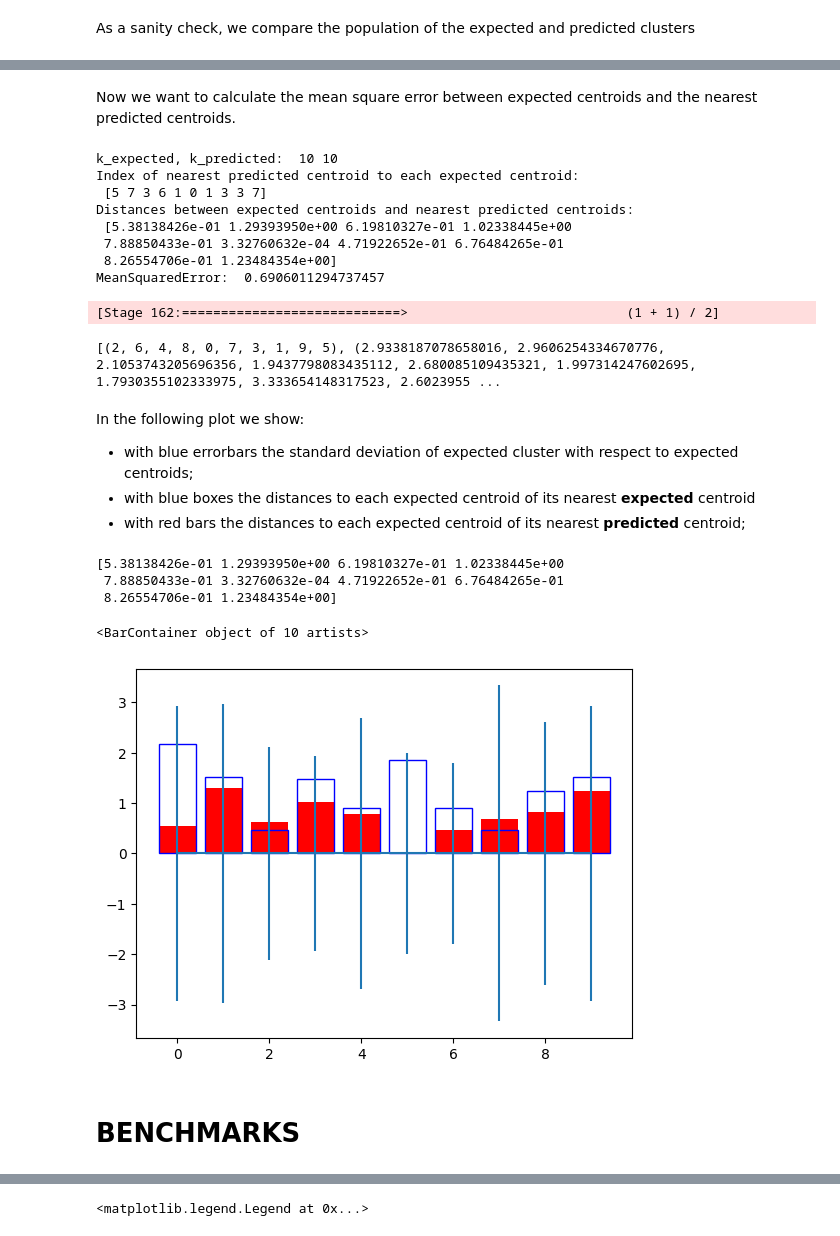
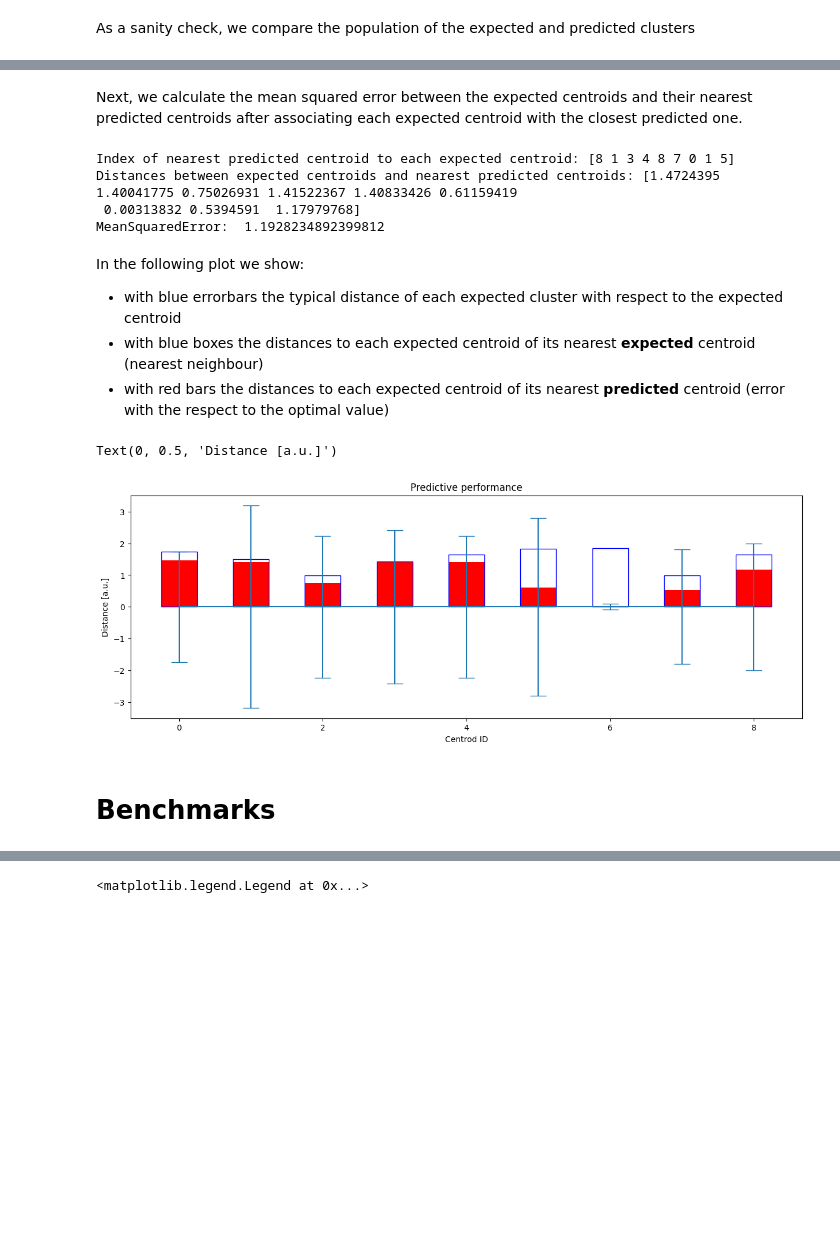
Before and after one commit to LorenzoVigorelli/Distributed-K-Means-Clustering, a Jupyter notebook: spark/DistributedKmeans/results.ipynb, the cells around one changed output, grey strips where cells are left out. Cells and saved outputs as stored; diff of their text form; code cells hidden in the pictures; blank space fills up the shorter version.

```diff
--- a/spark/DistributedKmeans/results.ipynb
+++ b/spark/DistributedKmeans/results.ipynb
@@ -303,6 +304,7 @@ def nearestCentroidDistances(C):
 spark = SparkSession.builder \
     .master("spark://spark-master:7077")\
     .appName("ResultsApplication")\
+    .config("spark.executor.memory", "512m")\
     .getOrCreate()
 
 # Create a spark context and set the logLevel
@@ -345,7 +347,7 @@ if shuffling:
     y=y[shuffled_indices]
 # %%
 # Optionally, subselect the dataset (suggested to shuffle first)
-subLen = 10
+subLen = 1000
 x = x[:subLen,]
 y = y[:subLen]
 # %%
@@ -637,50 +622,45 @@ expectedPopulationDict {b'smurf.': 2800, b'neptune.': 1119, b'normal.': 996, b'b
 # %% [markdown]
-Now we want to calculate the mean square error between expected centroids and the nearest predicted centroids.
+Next, we calculate the mean squared error between the expected centroids and their nearest predicted centroids after associating each expected centroid with the closest predicted one.
 # %%
-print('k_expected, k_predicted: ', len(C_expected), len(C_predicted))
+# Associate predicted and expected centroids
+labeler, distancesPredictedExpected=predictedCentroidsLabeler(C_expected, C_predicted)
+# Compute the MSE
+meanSquaredError=np.sum(distancesPredictedExpected**2)/len(distancesPredictedExpected)
 
-labeler, distancesPredictedExpected=predictedCentroidsLabeler(C_expected, C_predicted)
-meanSquaredError=np.sum(distancesPredictedExpected**2)/len(distancesPredictedExpected)
-print('Index of nearest predicted centroid to each expected centroid: \n', labeler)
-print('Distances between expected centroids and nearest predicted centroids: \n', distancesPredictedExpected)
+print('Index of nearest predicted centroid to each expected centroid:', labeler)
+print('Distances between expected centroids and nearest predicted centroids:', distancesPredictedExpected)
 print('MeanSquaredError: ', meanSquaredError)
 # %% [output]
-k_expected, k_predicted:  10 10
-Index of nearest predicted centroid to each expected centroid:
- [5 7 3 6 1 0 1 3 3 7]
-Distances between expected centroids and nearest predicted centroids:
- [5.38138426e-01 1.29393950e+00 6.19810327e-01 1.02338445e+00
- 7.88850433e-01 3.32760632e-04 4.71922652e-01 6.76484265e-01
- 8.26554706e-01 1.23484354e+00]
-MeanSquaredError:  0.6906011294737457
+Index of nearest predicted centroid to each expected centroid: [8 1 3 4 8 7 0 1 5]
+Distances between expected centroids and nearest predicted centroids: [1.4724395  1.40041775 0.75026931 1.41522367 1.40833426 0.61159419
+ 0.00313832 0.5394591  1.17979768]
+MeanSquaredError:  1.1928234892399812
 # %%
-#standard deviation of cluster from expected centroids
-#stdExpected=updateDistances(Rdd.map(lambda datum: (datum[1]['y'], datum[1])), C_expected).collect()
+# Compute the typical distance of each "true" cluster (standard deviation)
 stdExpected=expectedRdd.mapValues(lambda datum1: (datum1['d2'], 1))\
                         .reduceByKey(lambda a,b : (a[0]+b[0], a[1]+b[1]))\
                         .mapValues(lambda a:np.sqrt(a[0]/a[1]))\
                         .collect()
+
 stdExpected=list(zip(*stdExpected))
-print(stdExpected)
-# %% [output]
-[Stage 162:============================>                            (1 + 1) / 2]
-[(2, 6, 4, 8, 0, 7, 3, 1, 9, 5), (2.9338187078658016, 2.9606254334670776, 2.1053743205696356, 1.9437798083435112, 2.680085109435321, 1.997314247602695, 1.7930355102333975, 3.333654148317523, 2.6023955 ...
 # %% [markdown]
 In the following plot we show:
-- with blue errorbars the standard deviation of expected cluster with respect to expected centroids;
-- with blue boxes the distances to each expected centroid of its nearest **expected** centroid
-- with red bars the distances to each expected centroid of its nearest **predicted** centroid;
+- with blue errorbars the typical distance of each expected cluster with respect to the expected centroid
+- with blue boxes the distances to each expected centroid of its nearest **expected** centroid (nearest neighbour)
+- with red bars the distances to each expected centroid of its nearest **predicted** centroid (error with the respect to the optimal value)
 # %%
-plt.errorbar(np.arange(len(C_expected)), np.zeros(shape=(len(stdExpected[0]))), stdExpected[1])
-print(distancesPredictedExpected)
-plt.bar(np.arange(len(C_expected)), distancesPredictedExpected, color='red')
-plt.bar(np.arange(len(C_expected)), nearestCentroidDistances(C_expected)[1], edgecolor='blue', facecolor='none')
+plt.figure(figsize=(15, 5))
+xloc = np.arange(len(C_expected))
+plt.errorbar(np.arange(len(C_expected)), np.zeros(shape=(len(stdExpected[0]))), stdExpected[1], capsize=10)
+plt.bar(xloc, distancesPredictedExpected, width=0.5, color='red')
+plt.bar(xloc, nearestCentroidDistances(C_expected)[1], width=0.5, edgecolor='blue', facecolor='none')
+
+plt.title("Predictive performance")
+plt.xlabel("Centrod ID")
+plt.ylabel("Distance [a.u.]")
 # %% [output]
-[5.38138426e-01 1.29393950e+00 6.19810327e-01 1.02338445e+00
- 7.88850433e-01 3.32760632e-04 4.71922652e-01 6.76484265e-01
- 8.26554706e-01 1.23484354e+00]
+Text(0, 0.5, 'Distance [a.u.]')
-<BarContainer object of 10 artists>
-[figure, old version]
+[figure, new version]
 # %% [markdown]
-# BENCHMARKS
+# Benchmarks
 # %% [markdown]
```
Also changed, not shown: parts of 58 cells of this notebook.
